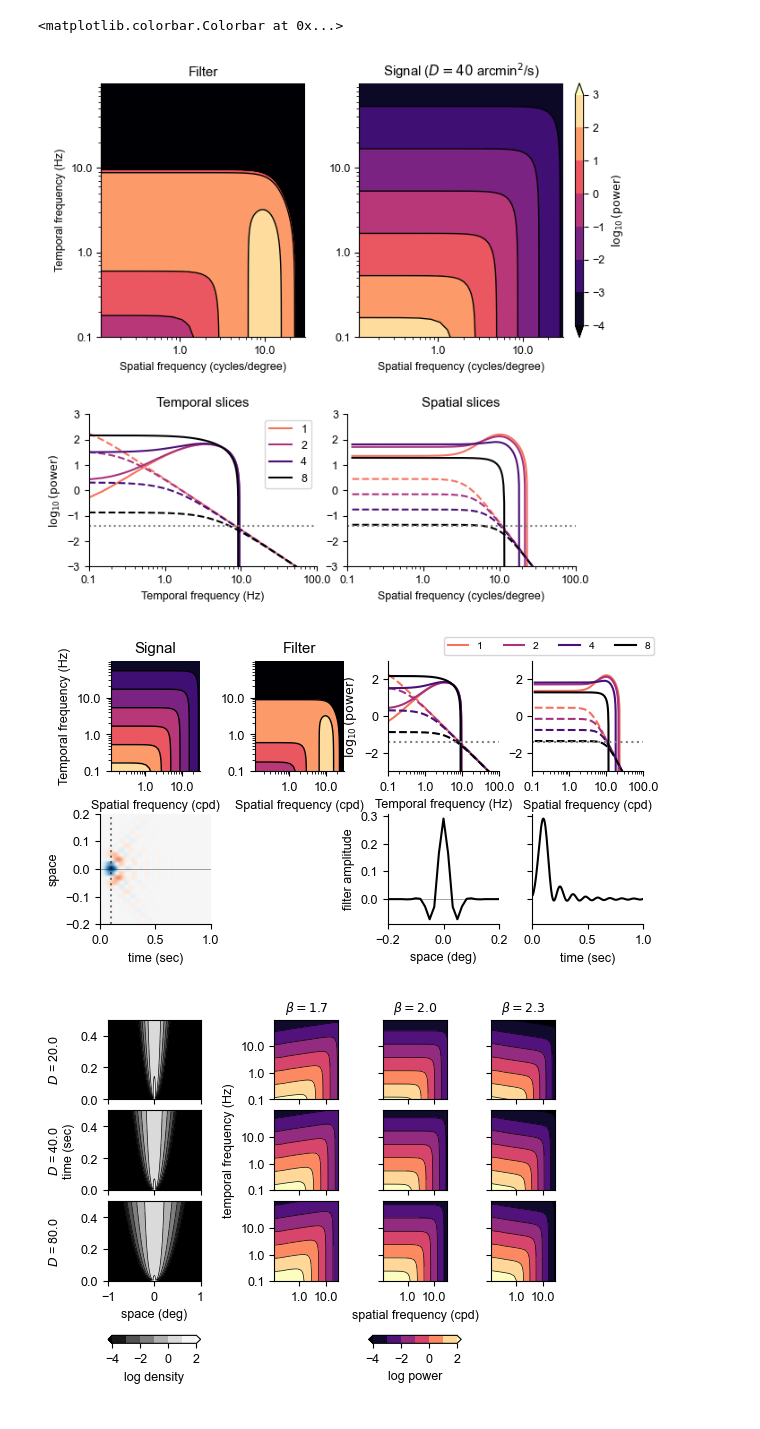
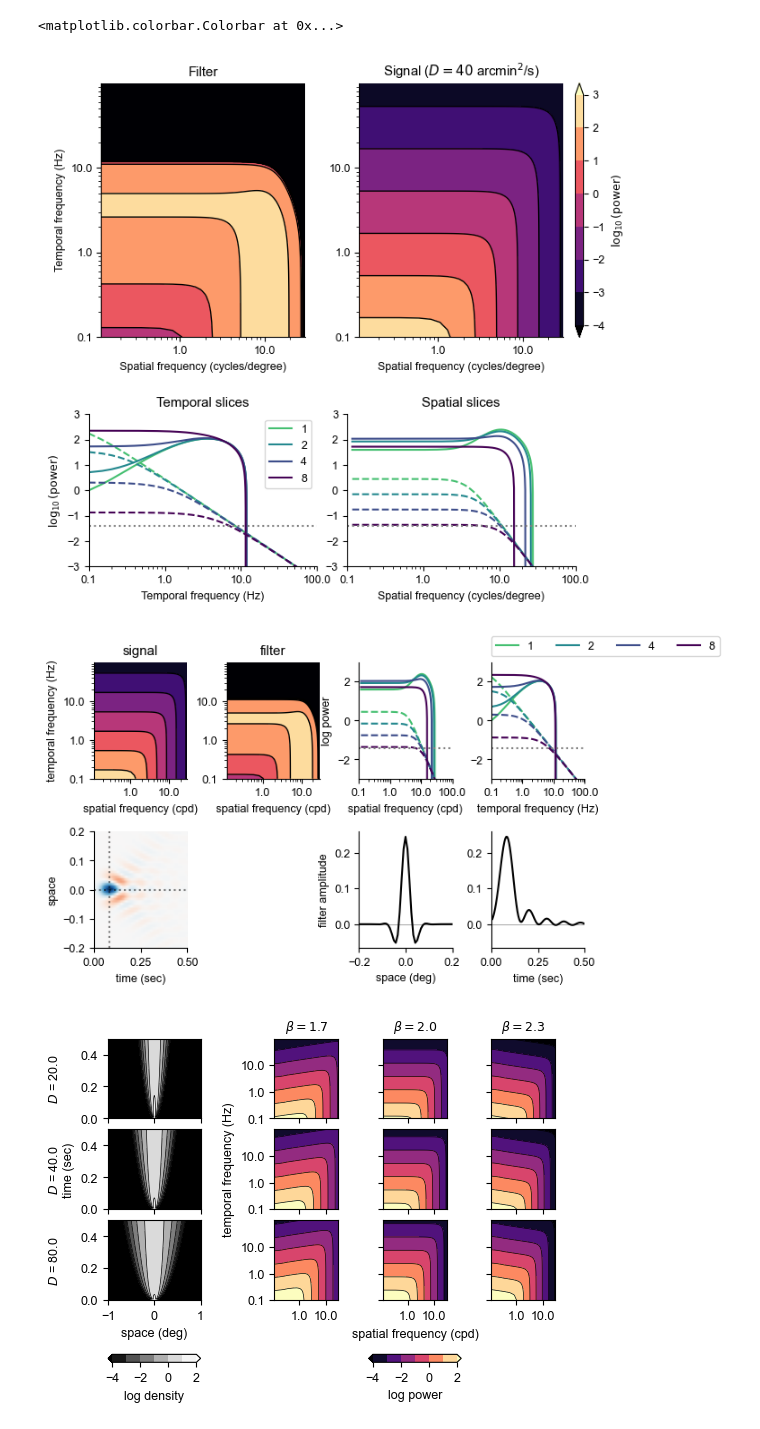
Before and after one commit to Yates-Lab/efficient-coding-drift-spectrum, a Jupyter notebook: scripts/moving_retina_2.ipynb, the cells around one changed output. Saved outputs shown, nothing was run; the diff lists cells and outputs as text; code cells hidden in the pictures.

Commit message:
edits to tex; increase spatial frequency resolution; minor adjustment of figures

```diff
--- a/scripts/moving_retina_2.ipynb
+++ b/scripts/moving_retina_2.ipynb
@@ -203,13 +203,16 @@ def plot_contours(ax,x,y,z,levels,lw=1,cmap="magma"):
     return c
 # %%
 d=np.load("../data/subpixel_power_spectrum.npz")
-power,sf,tf=d["power"],d["sf"],d["tf"]
+power,sf_empirical,tf=d["power"],d["sf"],d["tf"]
+scaling_factor = 2
+sf = np.linspace(sf_empirical.min(),scaling_factor*sf_empirical.max(),scaling_factor*len(sf_empirical))
+# sf = sf_empirical
 
 D_arcmin = 40
 D_deg = D_arcmin / 60.0**2
 sigma_in  = 0.2
 sigma_out = 2.0
-K         = 256
+K         = scaling_factor*256
 T         = 4000
 alpha     = 2.0
 temporal_cost = 0.1
@@ -224,6 +227,7 @@ print(f"min,max temporal frequency: {tf.min():.2f}, {tf.max():.2f}")
 print(f"min,max spatial frequency: {sf.min():.2f}, {sf.max():.2f}")
 
 weights = wk[:, None] * ww[None, :]
+
 N_eff = np.sum(weights)
 # %% [output]
 min,max temporal frequency: 0.00, 99.95
@@ -489,14 +493,14 @@ for ax, title in [
     ax.set_aspect("equal", adjustable="box")
 ax_filter.set_ylabel("Temporal frequency (Hz)")
 
-colors = mpl.cm.magma_r(np.linspace(0.3, 1, len(sf_targets)))
+colors = mpl.cm.viridis_r(np.linspace(0.3, 1, len(sf_targets)))
 ax_temporal = fig.add_subplot(g[1, :2])
 for j,target in enumerate(sf_targets):
     i = np.argmin(np.abs(sf_plot - target))
     line = ax_temporal.plot(tf_plot, plot_filter[i], label=f"{sf_plot[i]:.1g}", color=colors[j])[0]
     ax_temporal.plot(tf_plot, plot_analytic[i], "--", color=line.get_color())
 
-colors = mpl.cm.magma_r(np.linspace(0.3, 1, len(tf_targets)))
+colors = mpl.cm.viridis_r(np.linspace(0.3, 1, len(tf_targets)))
 ax_spatial = fig.add_subplot(g[1, 2:], sharey=ax_temporal)
 for j,target in enumerate(tf_targets):
     i = np.argmin(np.abs(tf_plot - target))
@@ -558,11 +562,11 @@ fig.colorbar(c_analytic, cax=cax, label=r"$\log_{10}(\mathrm{power})$")
 # fig.colorbar(c_filter, cax=cax, label=r"$\log_{10}(\mathrm{power})$")
 # %% [output]
 <matplotlib.colorbar.Colorbar at 0x...>
-[figure, old version]
+[figure, new version]
 # %%
 plot_filter = np.log10(np.clip(v_opt, 1e-12, None))[np.ix_(sf_mask, tf_mask)]
 
-max_time = 1.
+max_time = 0.5
 max_space = 0.2
 
 levels = np.arange(
@@ -575,8 +579,8 @@ filter_levels = np.arange(
 )
 filter_levels = levels # np.arange(-1,5)
 
-fig = plt.figure(figsize=(fw, hw))
-g = fig.add_gridspec(2, 4, hspace=0.38, wspace=0.3)
+fig = plt.figure(figsize=(fw, 1.2*hw))
+g = fig.add_gridspec(2, 4, hspace=0.45, wspace=0.42)
 
 ax_signal = fig.add_subplot(g[0,0])
 c_signal = plot_contours(ax_signal, sf_plot, tf_plot, plot_analytic, levels)
@@ -614,82 +618,84 @@ ax_temporal_slice.plot(t, w_xt_plot[w_xt_plot.shape[0] // 2, :],c="k")
 ax_temporal_slice.set_xlabel("time (sec)")
 ax_temporal_slice.set_xlim([0, max_time])
 ax_temporal_slice.set_ylim([ymin,ymax])
-ax_temporal_slice.set_yticklabels([])
-ax_kernel.axhline(0, color="k", alpha=0.5, linewidth=0.5)
+ax_temporal_slice.axhline(0, color="k", alpha=0.5, linewidth=0.5)
+ax_kernel.axhline(0, color="k", alpha=0.5,linestyle=":")
 
 
 for ax, title in [
-    (ax_filter, "Filter"),
-    (ax_signal, "Signal")
+    (ax_filter, "filter"),
+    (ax_signal, "signal")
 ]:
     ax.set(
         xscale="log",
         yscale="log",
-        xlabel="Spatial frequency (cpd)",
+        xlabel="spatial frequency (cpd)",
         title=title,
     )
     ax.set_aspect("equal", adjustable="box")
-ax_signal.set_ylabel("Temporal frequency (Hz)")
+ax_signal.set_ylabel("temporal frequency (Hz)")
 
-colors = mpl.cm.magma_r(np.linspace(0.3, 1, len(sf_targets)))
-ax_temporal = fig.add_subplot(g[0,2])
+colors = mpl.cm.viridis_r(np.linspace(0.3, 1, len(tf_targets)))
+ax_spatial = fig.add_subplot(g[0,2])
+for j,target in enumerate(tf_targets):
+    i = np.argmin(np.abs(tf_plot - target))
+    line = ax_spatial.plot(sf_plot, plot_filter[:, i], label=f"{tf_plot[i]:.1g}", color=colors[j])[0]
+    ax_spatial.plot(sf_plot, plot_analytic[:, i], "--", color=line.get_color())
+
+colors = mpl.cm.viridis_r(np.linspace(0.3, 1, len(sf_targets)))
+ax_temporal = fig.add_subplot(g[0,3],sharey=ax_spatial)
 for j,target in enumerate(sf_targets):
     i = np.argmin(np.abs(sf_plot - target))
     line = ax_temporal.plot(tf_plot, plot_filter[i], label=f"{sf_plot[i]:.1g}", color=colors[j])[0]
     ax_temporal.plot(tf_plot, plot_analytic[i], "--", color=line.get_color())
 
-colors = mpl.cm.magma_r(np.linspace(0.3, 1, len(tf_targets)))
-ax_spatial = fig.add_subplot(g[0,3], sharey=ax_temporal)
-for j,target in enumerate(tf_targets):
-    i = np.argmin(np.abs(tf_plot - target))
-    line = ax_spatial.plot(sf_plot, plot_filter[:, i], label=f"{tf_plot[i]:.1g}", color=colors[j])[0]
-    ax_spatial.plot(sf_plot, plot_analytic[:, i], "--", color=line.get_color())
-
 
 ax_temporal.set(
     xscale="log",
-    xlabel="Temporal frequency (Hz)",
-    ylabel="$\log_{10}(\mathrm{power})$",
-    # title="Temporal slices"
+    xlabel="temporal frequency (Hz)",
+    # ylabel="log power",
+    # title="Temporal slices",
+    # yticklabels=[]
 )
+
 ax_spatial.set(
     xscale="log",
-    xlabel="Spatial frequency (cpd)",
-    # ylabel="$\log_{10}(\mathrm{power})$",
+    xlabel="spatial frequency (cpd)",
+    ylabel="log power",
     # title="Spatial slices"
 )
 
 # ax_temporal.legend()
-ax_temporal.legend(fontsize="small", ncol=4, loc=(0.5,1.05))
+ax_temporal.legend(ncol=4, loc=(0.0,1.05))
 ax_temporal.set_xlim(ylim)
 ax_spatial.set_xlim(xlim)
 
 f = ScalarFormatter()
 f.set_scientific(False)
 f.set_useOffset(False)
 for ax in [ax_filter, ax_temporal, ax_spatial,ax_signal]:
     ax.xaxis.set_major_formatter(f)
 for ax in [ax_filter,ax_signal]:
     ax.yaxis.set_major_formatter(f)
 for ax in [ax_temporal, ax_spatial]:
     ax.spines["top"].set_visible(False)
     ax.spines["right"].set_visible(False)
     ax.axhline(np.log10(sigma_in**2),color="grey",linestyle=":")
     ax.set_ylim([-3,3])
 
 cax = inset_axes(
     ax_analytic,
     width="4%",
     height="100%",
     loc="lower left",
     bbox_to_anchor=(1.06, 0, 1, 1),
     bbox_transform=ax_analytic.transAxes,
     borderpad=0,
 )
-fig.colorbar(c_analytic, cax=cax, label=r"$\log_{10}(\mathrm{power})$")
+fig.colorbar(c_analytic, cax=cax, label=r"log power")
 plt.savefig("../results/optimal_filter.pdf")
 # %% [output]
-[figure, old version]
+[figure, new version]
 # %%
 def plot_matrix():
 
```
Also changed, not shown: parts of 3 cells of this notebook, 2 other files.
